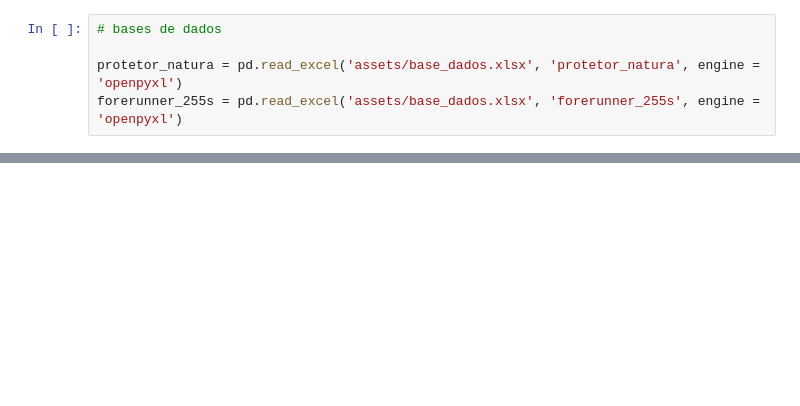
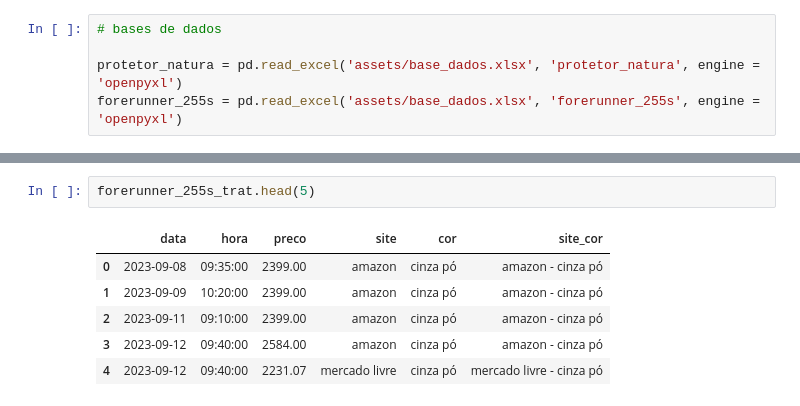
Before and after one commit to leticiafaria7/monitoramento-precos, a Jupyter notebook: testes.ipynb, the cells around one changed output, grey strips where cells are left out. Drawn from its saved outputs; the diff is of its cells as text; blank space fills up the shorter version.

```diff
--- a/testes.ipynb
+++ b/testes.ipynb
@@ -49,0 +20,9 @@ ValueError: Mime type rendering requires nbformat>=4.2.0 but it is not installed
+# %%
+forerunner_255s_trat.head(5)
+# %% [output]
+|  | data | hora | preco | site | cor | site_cor |
+| 0 | 2023-09-08 | 09:35:00 | 2399.00 | amazon | cinza pó | amazon - cinza pó |
+| 1 | 2023-09-09 | 10:20:00 | 2399.00 | amazon | cinza pó | amazon - cinza pó |
+| 2 | 2023-09-11 | 09:10:00 | 2399.00 | amazon | cinza pó | amazon - cinza pó |
+| 3 | 2023-09-12 | 09:40:00 | 2584.00 | amazon | cinza pó | amazon - cinza pó |
+| 4 | 2023-09-12 | 09:40:00 | 2231.07 | mercado livre | cinza pó | mercado livre - cinza pó |
```
Also changed, not shown: parts of 5 cells of this notebook.
